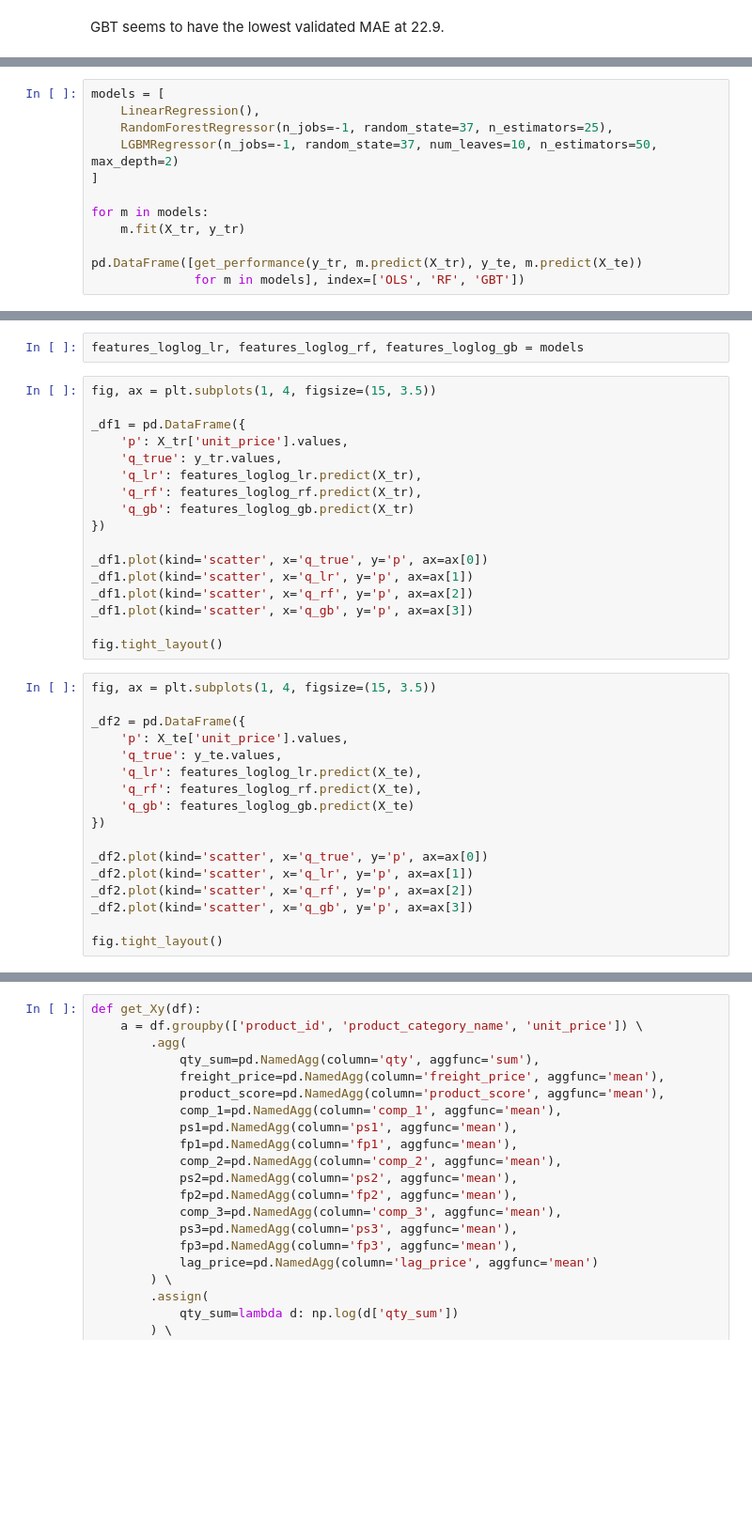
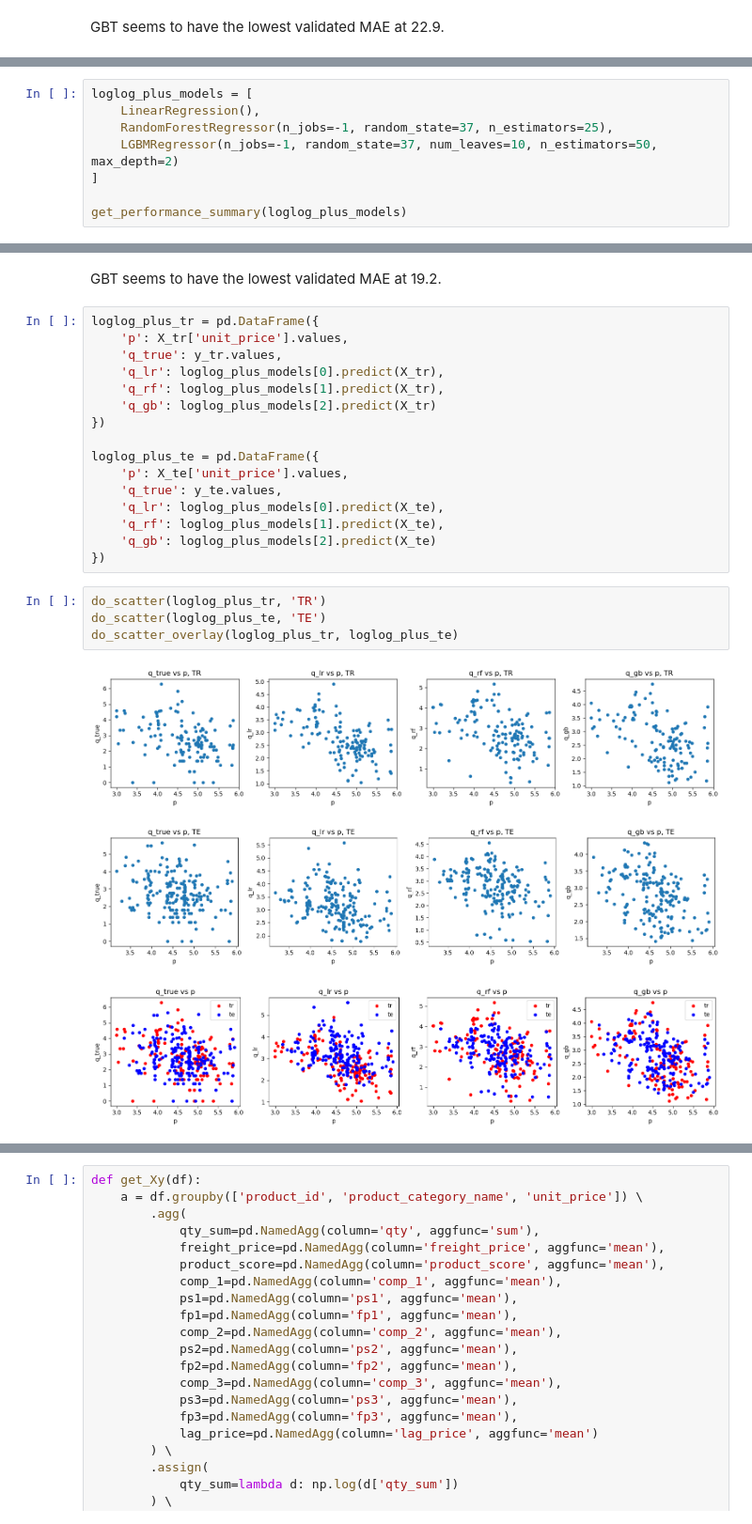
Before and after one commit to oneoffcoder/books, a Jupyter notebook: sphinx/datascience/source/pricing-elasticity-modeling.ipynb, the cells around one changed output, grey strips where cells are left out. Shown at 94% size. Drawn from its saved outputs; the diff is of its cells as text; blank space fills up the shorter version.

```diff
--- a/sphinx/datascience/source/pricing-elasticity-modeling.ipynb
+++ b/sphinx/datascience/source/pricing-elasticity-modeling.ipynb
@@ -289,12 +296,8 @@ X_tr.shape, X_te.shape, y_tr.shape, y_te.shape
 # %%
-models = [
+loglog_plus_models = [
     LinearRegression(),
     RandomForestRegressor(n_jobs=-1, random_state=37, n_estimators=25),
     LGBMRegressor(n_jobs=-1, random_state=37, num_leaves=10, n_estimators=50, max_depth=2)
 ]
 
-for m in models:
-    m.fit(X_tr, y_tr)
-
-pd.DataFrame([get_performance(y_tr, m.predict(X_tr), y_te, m.predict(X_te))
-              for m in models], index=['OLS', 'RF', 'GBT'])
+get_performance_summary(loglog_plus_models)
@@ -301,36 +309,26 @@ pd.DataFrame([get_performance(y_tr, m.predict(X_tr), y_te, m.predict(X_te))
-# %%
-features_loglog_lr, features_loglog_rf, features_loglog_gb = models
+# %% [markdown]
+GBT seems to have the lowest validated MAE at 19.2.
+# %%
+loglog_plus_tr = pd.DataFrame({
+    'p': X_tr['unit_price'].values,
+    'q_true': y_tr.values,
+    'q_lr': loglog_plus_models[0].predict(X_tr),
+    'q_rf': loglog_plus_models[1].predict(X_tr),
+    'q_gb': loglog_plus_models[2].predict(X_tr)
+})
+
+loglog_plus_te = pd.DataFrame({
+    'p': X_te['unit_price'].values,
+    'q_true': y_te.values,
+    'q_lr': loglog_plus_models[0].predict(X_te),
+    'q_rf': loglog_plus_models[1].predict(X_te),
+    'q_gb': loglog_plus_models[2].predict(X_te)
+})
 # %%
-fig, ax = plt.subplots(1, 4, figsize=(15, 3.5))
-
-_df1 = pd.DataFrame({
-    'p': X_tr['unit_price'].values,
-    'q_true': y_tr.values,
-    'q_lr': features_loglog_lr.predict(X_tr),
-    'q_rf': features_loglog_rf.predict(X_tr),
-    'q_gb': features_loglog_gb.predict(X_tr)
-})
-
-_df1.plot(kind='scatter', x='q_true', y='p', ax=ax[0])
-_df1.plot(kind='scatter', x='q_lr', y='p', ax=ax[1])
-_df1.plot(kind='scatter', x='q_rf', y='p', ax=ax[2])
-_df1.plot(kind='scatter', x='q_gb', y='p', ax=ax[3])
-
-fig.tight_layout()
+do_scatter(loglog_plus_tr, 'TR')
+do_scatter(loglog_plus_te, 'TE')
+do_scatter_overlay(loglog_plus_tr, loglog_plus_te)
+# %% [output]
+[figure, added]
+[figure, added]
+[figure, added]
-# %%
-fig, ax = plt.subplots(1, 4, figsize=(15, 3.5))
-
-_df2 = pd.DataFrame({
-    'p': X_te['unit_price'].values,
-    'q_true': y_te.values,
-    'q_lr': features_loglog_lr.predict(X_te),
-    'q_rf': features_loglog_rf.predict(X_te),
-    'q_gb': features_loglog_gb.predict(X_te)
-})
-
-_df2.plot(kind='scatter', x='q_true', y='p', ax=ax[0])
-_df2.plot(kind='scatter', x='q_lr', y='p', ax=ax[1])
-_df2.plot(kind='scatter', x='q_rf', y='p', ax=ax[2])
-_df2.plot(kind='scatter', x='q_gb', y='p', ax=ax[3])
-
-fig.tight_layout()
```
Also changed, not shown: parts of 43 cells of this notebook, 2 other files.
